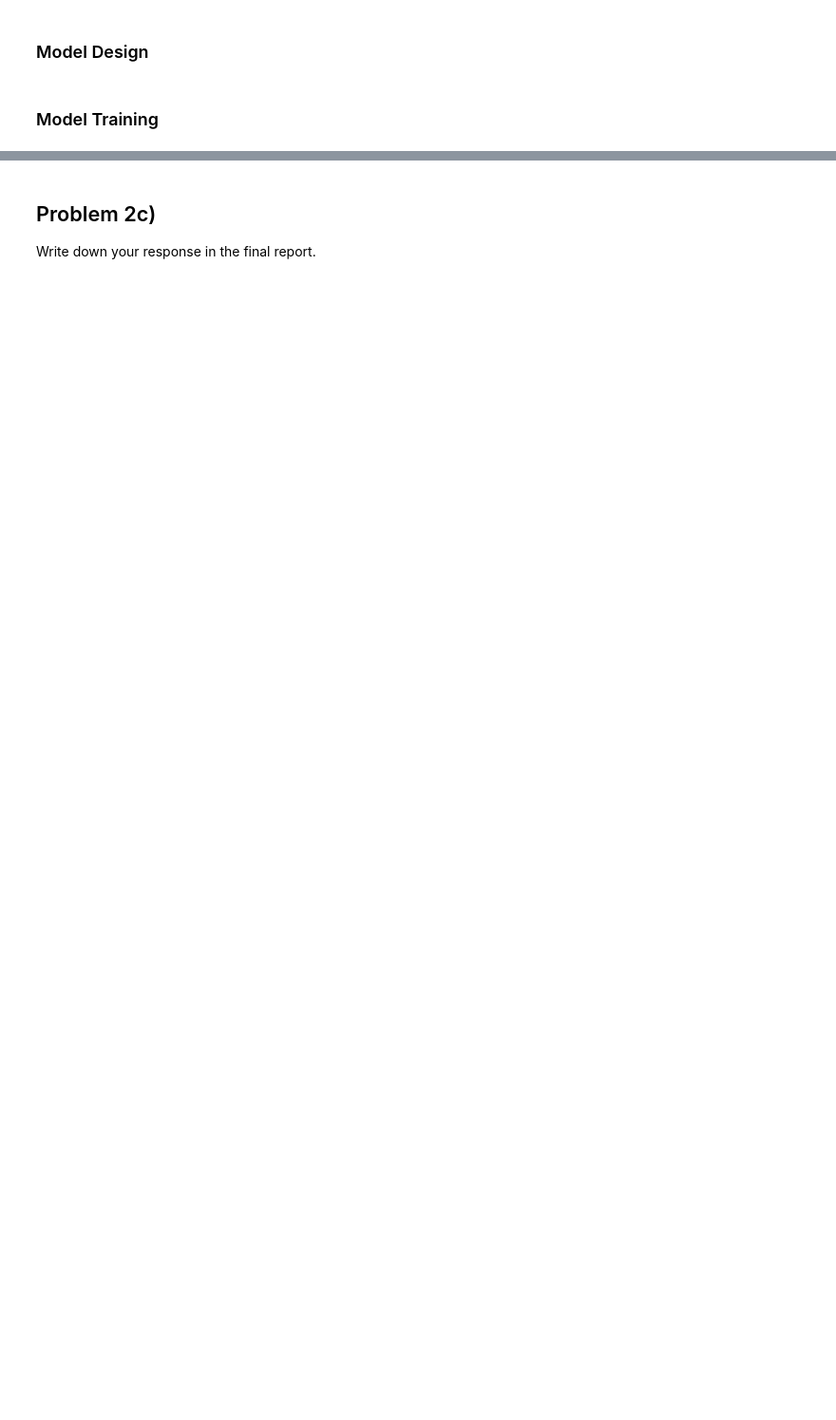
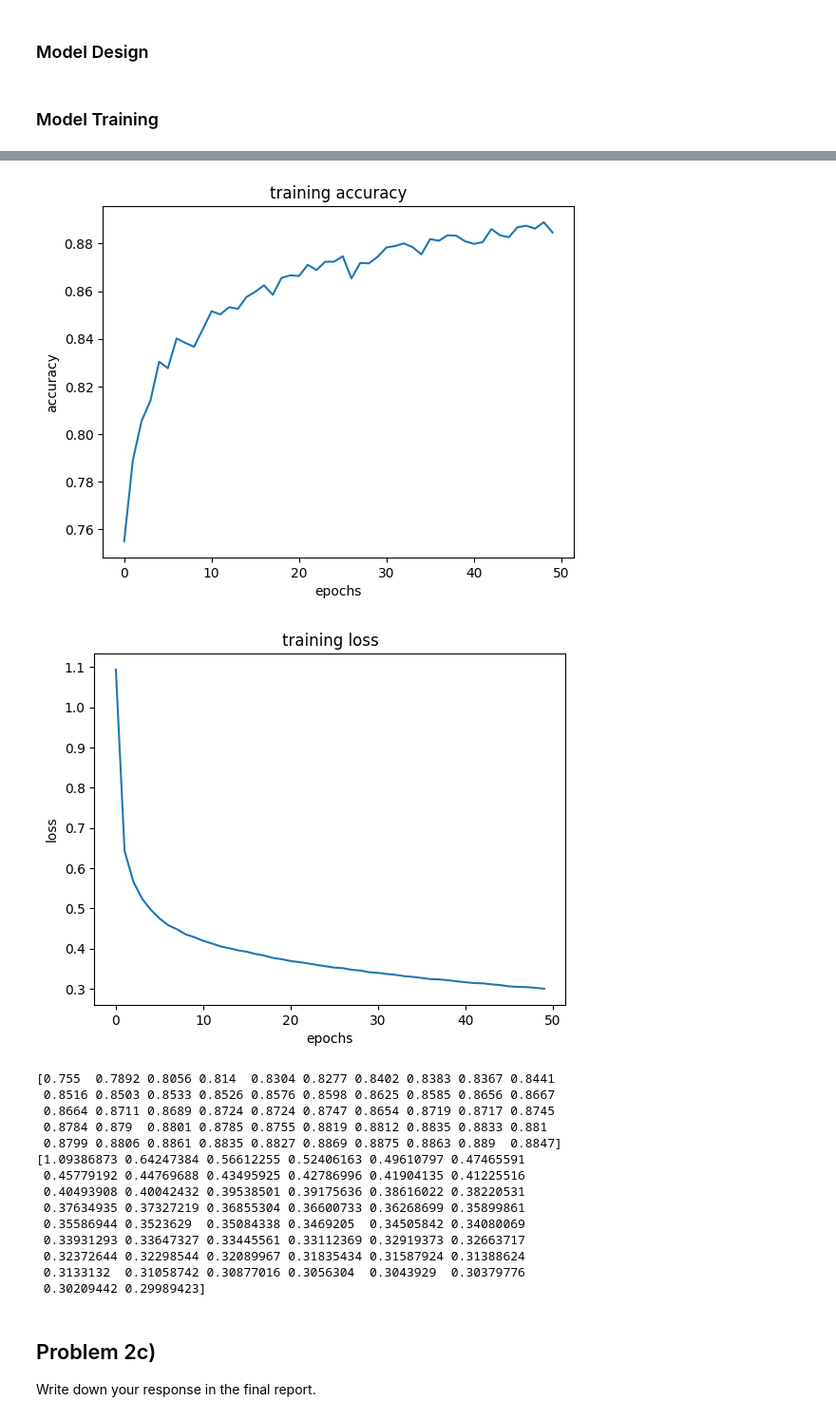
Before and after one commit to noahdrakes/dlhw4, a Jupyter notebook: DeepLearning_Fall2024_hw4.ipynb, the cells around one changed output, grey strips where cells are left out. Shown at 95% size. Drawn from its saved outputs; the diff is of its cells as text; code cells hidden in the pictures; blank space fills up the shorter version.

```diff
--- a/DeepLearning_Fall2024_hw4.ipynb
+++ b/DeepLearning_Fall2024_hw4.ipynb
@@ -721,7 +710,7 @@ seeds = [123, 100, 4444, 54, 3]
 epoch_size = 500
 
 for seed in seeds:
-  model, train_loss, train_acc, train_loss_data, train_accuracy_data = train1(tensorX, tensorY, seed, 1.3, epoch_size)
+  model, train_loss, train_acc, train_loss_data, train_accuracy_data = train1(tensorTrainX, tensorTrainY, seed, 1.3, epoch_size)
   plot_accuracy(train_accuracy_data)
   plot_loss(train_loss_data)
 # %% [output]
@@ -1095,0 +1187,24 @@ NameError: name 'tfs' is not defined
+# %%
+## Hyperparameters
+EPOCH = 50
+LR = .0001
+
+## Setting up the model, optimizer, and loss function
+device = torch.device('cuda' if torch.cuda.is_available() else 'cpu')
+torch.manual_seed(0)
+
+model = CNNet1().to(device)
+optimizer = torch.optim.Adam(model.parameters(), lr=LR)
+loss_f = torch.nn.CrossEntropyLoss()
+# %%
+## Run Training Loop
+model, train_loss_data, val_accuracy_data = train(model, optimizer, loss_f, LR)
+
+## TODO:
+    # PROBLEM 1
+      # Need to calculate test accuracy (you only calculate training accuracy)
+      # if you have time, you might need to optimize the models a bit
+    # PROBLEM 2
+      # need to calculate test and training accuracy (might need to make seperate methods for each )
+      # may need to replace batch normalization in 1 with pytorch implementation
+      # may need to add complex model (with more filter channels) to CNNet1 [MAKE SURE THAT BOTH MODELS HAVE SAME # FILTER CHANNELS]
@@ -1096,3 +1215,26 @@ NameError: name 'tfs' is not defined
+# %%
+plot_accuracy(val_accuracy_data)
+plot_loss(train_loss_data)
+
+print(val_accuracy_data)
+print(train_loss_data)
+# %% [output]
+[figure, added]
+[figure, added]
+[0.755  0.7892 0.8056 0.814  0.8304 0.8277 0.8402 0.8383 0.8367 0.8441
+ 0.8516 0.8503 0.8533 0.8526 0.8576 0.8598 0.8625 0.8585 0.8656 0.8667
+ 0.8664 0.8711 0.8689 0.8724 0.8724 0.8747 0.8654 0.8719 0.8717 0.8745
+ 0.8784 0.879  0.8801 0.8785 0.8755 0.8819 0.8812 0.8835 0.8833 0.881
+ 0.8799 0.8806 0.8861 0.8835 0.8827 0.8869 0.8875 0.8863 0.889  0.8847]
+[1.09386873 0.64247384 0.56612255 0.52406163 0.49610797 0.47465591
+ 0.45779192 0.44769688 0.43495925 0.42786996 0.41904135 0.41225516
+ 0.40493908 0.40042432 0.39538501 0.39175636 0.38616022 0.38220531
+ 0.37634935 0.37327219 0.36855304 0.36600733 0.36268699 0.35899861
+ 0.35586944 0.3523629  0.35084338 0.3469205  0.34505842 0.34080069
+ 0.33931293 0.33647327 0.33445561 0.33112369 0.32919373 0.32663717
+ 0.32372644 0.32298544 0.32089967 0.31835434 0.31587924 0.31388624
+ 0.3133132  0.31058742 0.30877016 0.3056304  0.3043929  0.30379776
+ 0.30209442 0.29989423]
 # %% [markdown]
 ## Problem 2c)
 
```
Also changed, not shown: parts of 16 cells of this notebook.
